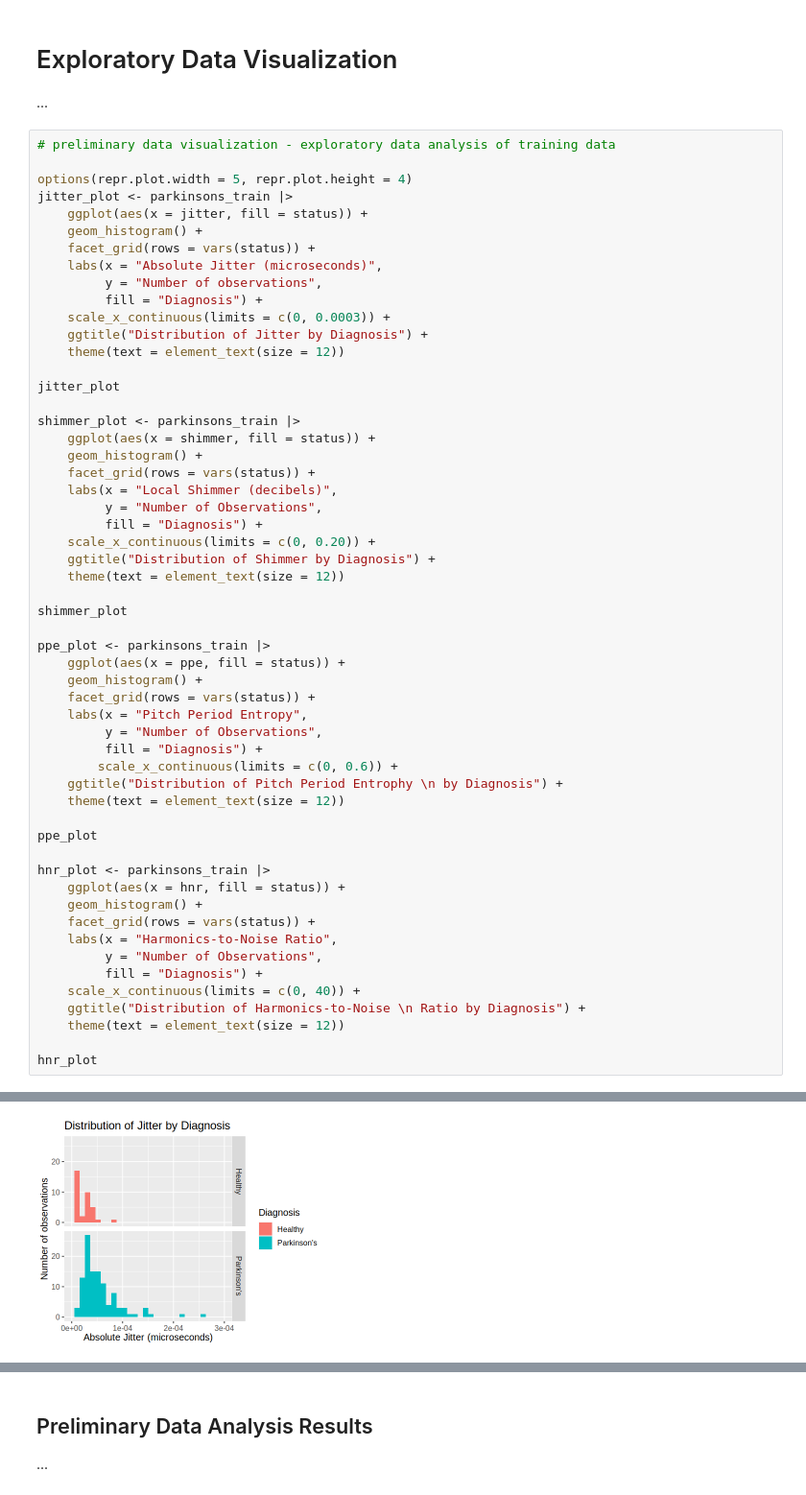
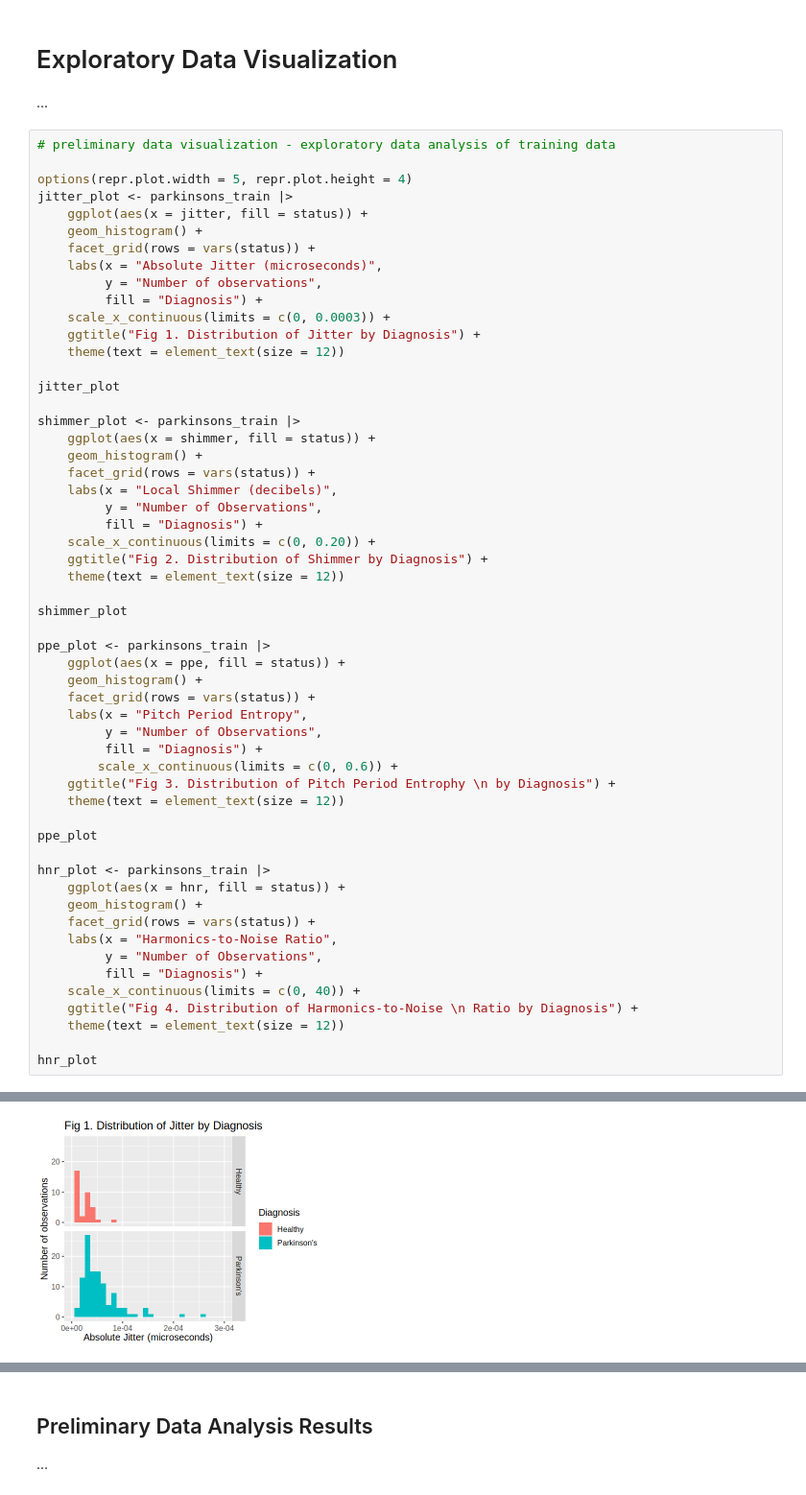
Before and after one commit to naomichoong/ds_project, a Jupyter notebook: Group 6 Project Report.ipynb, the cells around one changed output, grey strips where cells are left out. Shown at 96% size. Saved outputs shown, nothing was run; the diff lists cells and outputs as text.

```diff
--- a/Group 6 Project Report.ipynb
+++ b/Group 6 Project Report.ipynb
@@ -135,7 +135,7 @@ jitter_plot <- parkinsons_train |>
          y = "Number of observations",
          fill = "Diagnosis") +
     scale_x_continuous(limits = c(0, 0.0003)) +
-    ggtitle("Distribution of Jitter by Diagnosis") +
+    ggtitle("Fig 1. Distribution of Jitter by Diagnosis") +
     theme(text = element_text(size = 12))
 
 jitter_plot
@@ -148,7 +148,7 @@ shimmer_plot <- parkinsons_train |>
          y = "Number of Observations",
          fill = "Diagnosis") +
     scale_x_continuous(limits = c(0, 0.20)) +
-    ggtitle("Distribution of Shimmer by Diagnosis") +
+    ggtitle("Fig 2. Distribution of Shimmer by Diagnosis") +
     theme(text = element_text(size = 12))
 
 shimmer_plot
@@ -156,36 +156,36 @@ shimmer_plot
 ppe_plot <- parkinsons_train |>
     ggplot(aes(x = ppe, fill = status)) +
     geom_histogram() +
     facet_grid(rows = vars(status)) +
     labs(x = "Pitch Period Entropy",
          y = "Number of Observations",
          fill = "Diagnosis") +
         scale_x_continuous(limits = c(0, 0.6)) +
-    ggtitle("Distribution of Pitch Period Entrophy \n by Diagnosis") +
+    ggtitle("Fig 3. Distribution of Pitch Period Entrophy \n by Diagnosis") +
     theme(text = element_text(size = 12))
 
 ppe_plot
 
 hnr_plot <- parkinsons_train |>
     ggplot(aes(x = hnr, fill = status)) +
     geom_histogram() +
     facet_grid(rows = vars(status)) +
     labs(x = "Harmonics-to-Noise Ratio",
          y = "Number of Observations",
          fill = "Diagnosis") +
     scale_x_continuous(limits = c(0, 40)) +
-    ggtitle("Distribution of Harmonics-to-Noise \n Ratio by Diagnosis") +
+    ggtitle("Fig 4. Distribution of Harmonics-to-Noise \n Ratio by Diagnosis") +
     theme(text = element_text(size = 12))
 
 hnr_plot
 # %% [output]
 `stat_bin()` using `bins = 30`. Pick better value with `binwidth`.
 Warning message:
 “Removed 4 rows containing missing values (`geom_bar()`).”
 `stat_bin()` using `bins = 30`. Pick better value with `binwidth`.
 Warning message:
 “Removed 4 rows containing missing values (`geom_bar()`).”
-[figure, old version]
+[figure, new version]
 `stat_bin()` using `bins = 30`. Pick better value with `binwidth`.
 Warning message:
 “Removed 4 rows containing missing values (`geom_bar()`).”
```
Also changed, not shown: parts of 4 cells of this notebook.
